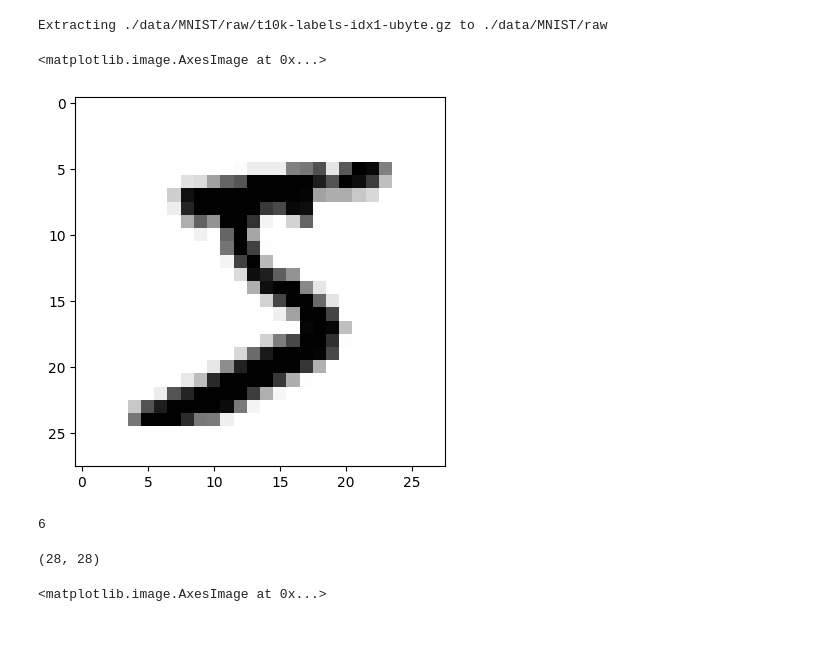
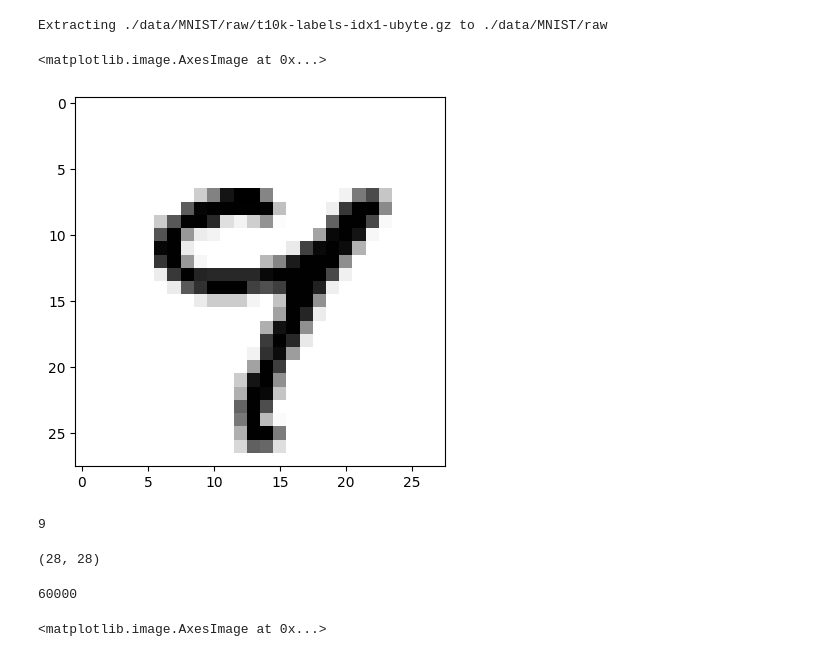
Before and after one commit to dguari1/Data_Science_Biomechanics, a Jupyter notebook: 20b - Artificial Neural Networks.ipynb, the cells around one changed output. Saved outputs shown, nothing was run; the diff lists cells and outputs as text; code cells hidden in the pictures.

```diff
--- a/20b - Artificial Neural Networks.ipynb
+++ b/20b - Artificial Neural Networks.ipynb
@@ -269,19 +269,23 @@ Downloading http://yann.lecun.com/exdb/mnist/t10k-labels-idx1-ubyte.gz to ./data
 100.0%
 Extracting ./data/MNIST/raw/t10k-labels-idx1-ubyte.gz to ./data/MNIST/raw
 # %%
-img, label  = mnist_trainset[0]
+img, label  = mnist_trainset[54]
 plt.imshow(img, cmap='binary')
 # %% [output]
 <matplotlib.image.AxesImage at 0x...>
-[figure, old version]
+[figure, new version]
 # %%
 print(label)
 # %% [output]
-6
+9
 # %%
 print(img.size)
 # %% [output]
 (28, 28)
+# %%
+len(mnist_trainset)
+# %% [output]
+60000
 # %%
 img, label  = mnist_trainset[1520]
 plt.imshow(img, cmap='binary')
```
Also changed, not shown: parts of 10 cells of this notebook, 3 other files.
